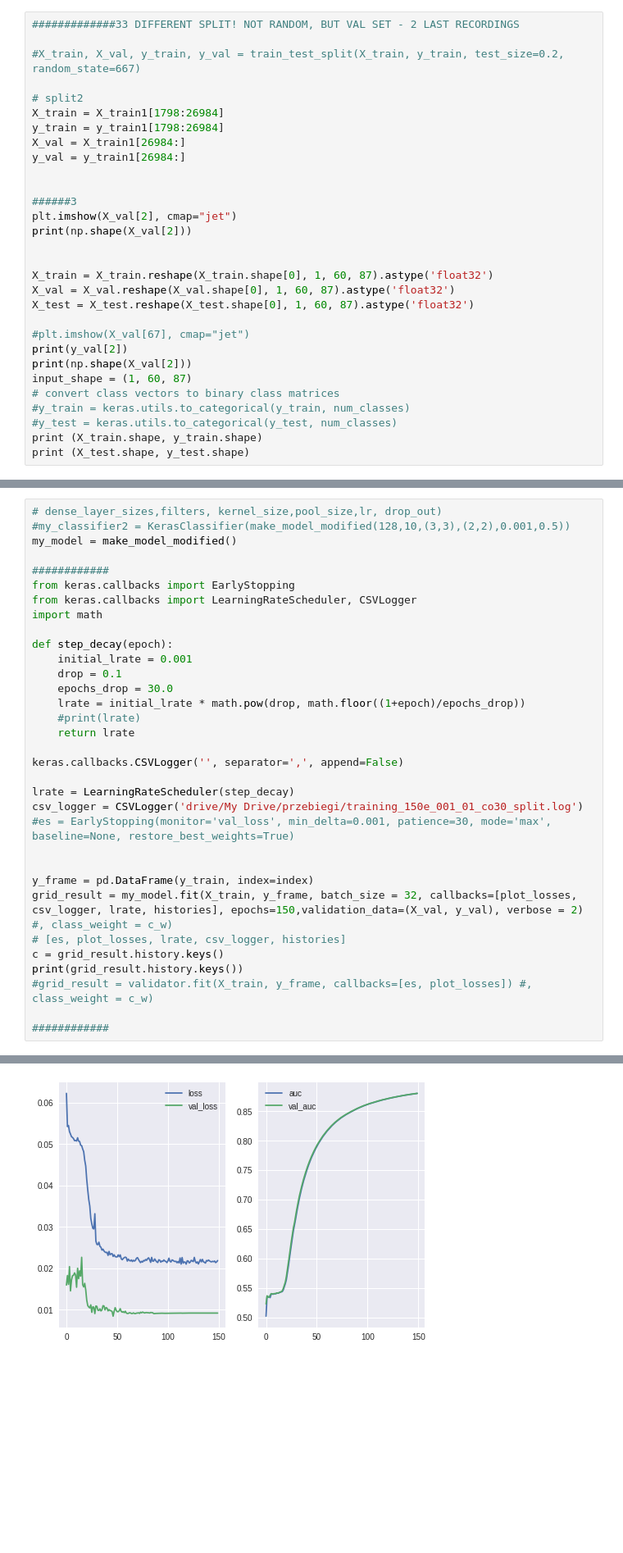
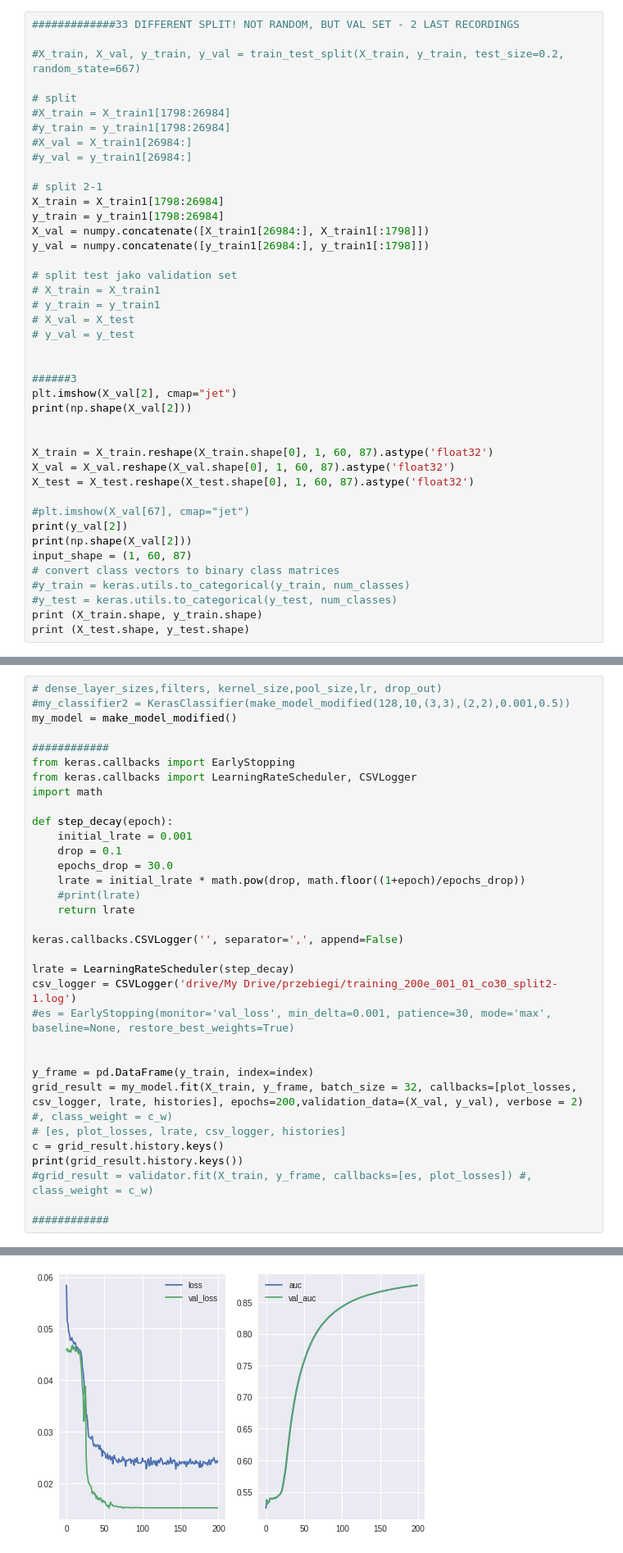
Before and after one commit to hannape/CNN-pierwsze-podejscie, a Jupyter notebook: CNN_diff_split.ipynb, the cells around one changed output, grey strips where cells are left out. Shown at 82% size. Saved outputs shown, nothing was run; the diff lists cells and outputs as text; blank space fills up the shorter version.

Commit message:
training_200e_001_01_co30_split2-1.log auc=80,9%

```diff
--- a/CNN_diff_split.ipynb
+++ b/CNN_diff_split.ipynb
@@ -55,11 +55,23 @@ Drive already mounted at /content/drive; to attempt to forcibly remount, call dr
 
 #X_train, X_val, y_train, y_val = train_test_split(X_train, y_train, test_size=0.2, random_state=667)
 
-# split2
+# split
+#X_train = X_train1[1798:26984]
+#y_train = y_train1[1798:26984]
+#X_val = X_train1[26984:]
+#y_val = y_train1[26984:]
+
+# split 2-1
 X_train = X_train1[1798:26984]
 y_train = y_train1[1798:26984]
-X_val = X_train1[26984:]
-y_val = y_train1[26984:]
+X_val = numpy.concatenate([X_train1[26984:], X_train1[:1798]])
+y_val = numpy.concatenate([y_train1[26984:], y_train1[:1798]])
+
+# split test jako validation set
+# X_train = X_train1
+# y_train = y_train1
+# X_val = X_test
+# y_val = y_test
 
 
 ######3
@@ -293,12 +305,12 @@ def step_decay(epoch):
 keras.callbacks.CSVLogger('', separator=',', append=False)
 
 lrate = LearningRateScheduler(step_decay)
-csv_logger = CSVLogger('drive/My Drive/przebiegi/training_150e_001_01_co30_split.log')
+csv_logger = CSVLogger('drive/My Drive/przebiegi/training_200e_001_01_co30_split2-1.log')
 #es = EarlyStopping(monitor='val_loss', min_delta=0.001, patience=30, mode='max', baseline=None, restore_best_weights=True)
 
 
 y_frame = pd.DataFrame(y_train, index=index)
-grid_result = my_model.fit(X_train, y_frame, batch_size = 32, callbacks=[plot_losses, csv_logger, lrate, histories], epochs=150,validation_data=(X_val, y_val), verbose = 2) #, class_weight = c_w)
+grid_result = my_model.fit(X_train, y_frame, batch_size = 32, callbacks=[plot_losses, csv_logger, lrate, histories], epochs=200,validation_data=(X_val, y_val), verbose = 2) #, class_weight = c_w)
 # [es, plot_losses, lrate, csv_logger, histories]
 c = grid_result.history.keys()
 print(grid_result.history.keys())
@@ -310,4 +322,4 @@ print(grid_result.history.keys())
-[figure, old version]
+[figure, new version]
 dict_keys(['val_loss', 'val_acc', 'val_auc', 'loss', 'acc', 'auc', 'lr'])
 # %%
 c = grid_result.history.keys()
```
Also changed, not shown: parts of 3 cells of this notebook.
